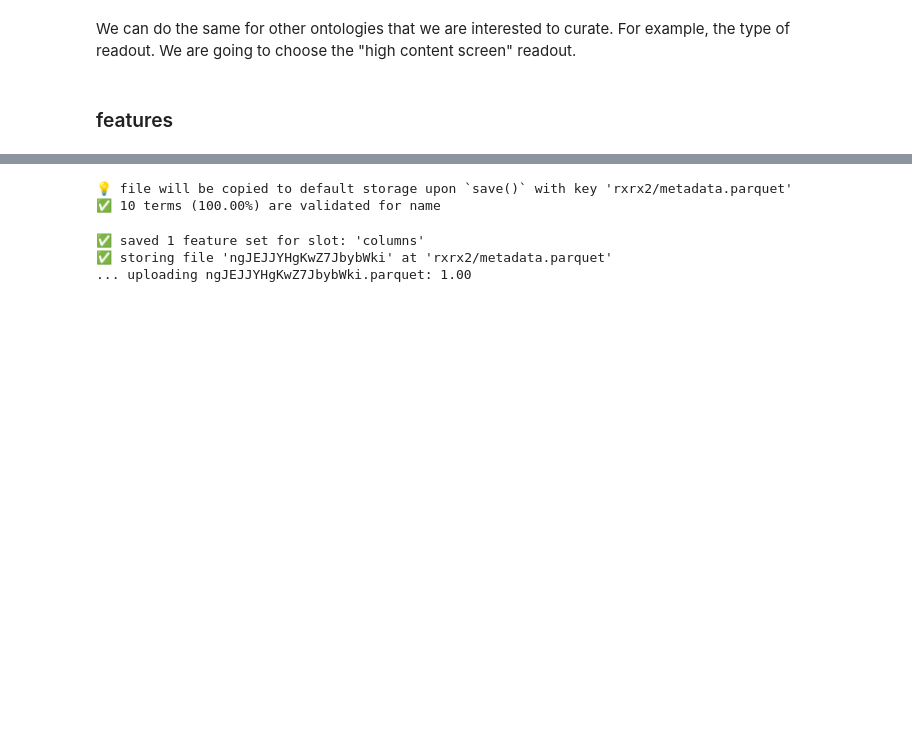
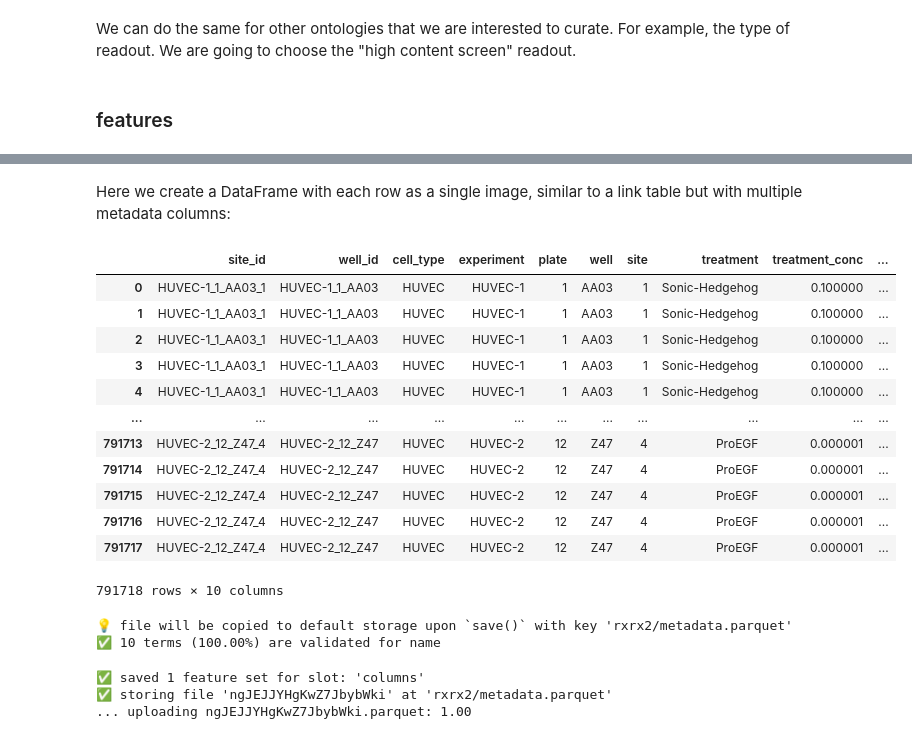
Before and after one commit to laminlabs/lamin-spatial, a Jupyter notebook: docs/rxrx2-register.ipynb, the cells around one changed output, grey strips where cells are left out. Saved outputs shown, nothing was run; the diff lists cells and outputs as text; code cells hidden in the pictures; blank space fills up the shorter version.

```diff
--- a/docs/rxrx2-register.ipynb
+++ b/docs/rxrx2-register.ipynb
@@ -290,2 +289,31 @@ features = ln.Feature.lookup()
+# %% [markdown]
+Here we create a DataFrame with each row as a single image, similar to a link table but with multiple metadata columns:
+# %%
+meta_filekey = meta.copy()
+# %%
+keys_list = []
+for key in meta_filekey["file_keys"]:
+    keys = [key.replace("w1-w6.png", f"w{str(channel)}.png") for channel in range(1, 7)]
+    keys_list.append(keys)
+# %%
+meta_filekey["file_keys"] = keys_list
+# %%
+meta_filekey = meta_filekey.explode("file_keys").reset_index(drop=True)
+# %%
+meta_filekey
+# %% [output]
+|  | site_id | well_id | cell_type | experiment | plate | well | site | treatment | treatment_conc | ... |
+| 0 | HUVEC-1_1_AA03_1 | HUVEC-1_1_AA03 | HUVEC | HUVEC-1 | 1 | AA03 | 1 | Sonic-Hedgehog | 0.100000 | ... |
+| 1 | HUVEC-1_1_AA03_1 | HUVEC-1_1_AA03 | HUVEC | HUVEC-1 | 1 | AA03 | 1 | Sonic-Hedgehog | 0.100000 | ... |
+| 2 | HUVEC-1_1_AA03_1 | HUVEC-1_1_AA03 | HUVEC | HUVEC-1 | 1 | AA03 | 1 | Sonic-Hedgehog | 0.100000 | ... |
+| 3 | HUVEC-1_1_AA03_1 | HUVEC-1_1_AA03 | HUVEC | HUVEC-1 | 1 | AA03 | 1 | Sonic-Hedgehog | 0.100000 | ... |
+| 4 | HUVEC-1_1_AA03_1 | HUVEC-1_1_AA03 | HUVEC | HUVEC-1 | 1 | AA03 | 1 | Sonic-Hedgehog | 0.100000 | ... |
+| ... | ... | ... | ... | ... | ... | ... | ... | ... | ... | ... |
+| 791713 | HUVEC-2_12_Z47_4 | HUVEC-2_12_Z47 | HUVEC | HUVEC-2 | 12 | Z47 | 4 | ProEGF | 0.000001 | ... |
+| 791714 | HUVEC-2_12_Z47_4 | HUVEC-2_12_Z47 | HUVEC | HUVEC-2 | 12 | Z47 | 4 | ProEGF | 0.000001 | ... |
+| 791715 | HUVEC-2_12_Z47_4 | HUVEC-2_12_Z47 | HUVEC | HUVEC-2 | 12 | Z47 | 4 | ProEGF | 0.000001 | ... |
+| 791716 | HUVEC-2_12_Z47_4 | HUVEC-2_12_Z47 | HUVEC | HUVEC-2 | 12 | Z47 | 4 | ProEGF | 0.000001 | ... |
+| 791717 | HUVEC-2_12_Z47_4 | HUVEC-2_12_Z47 | HUVEC | HUVEC-2 | 12 | Z47 | 4 | ProEGF | 0.000001 | ... |
+791718 rows × 10 columns
 # %%
 file_meta = ln.File.from_df(
```
Also changed, not shown: parts of 5 cells of this notebook, 2 other files.
